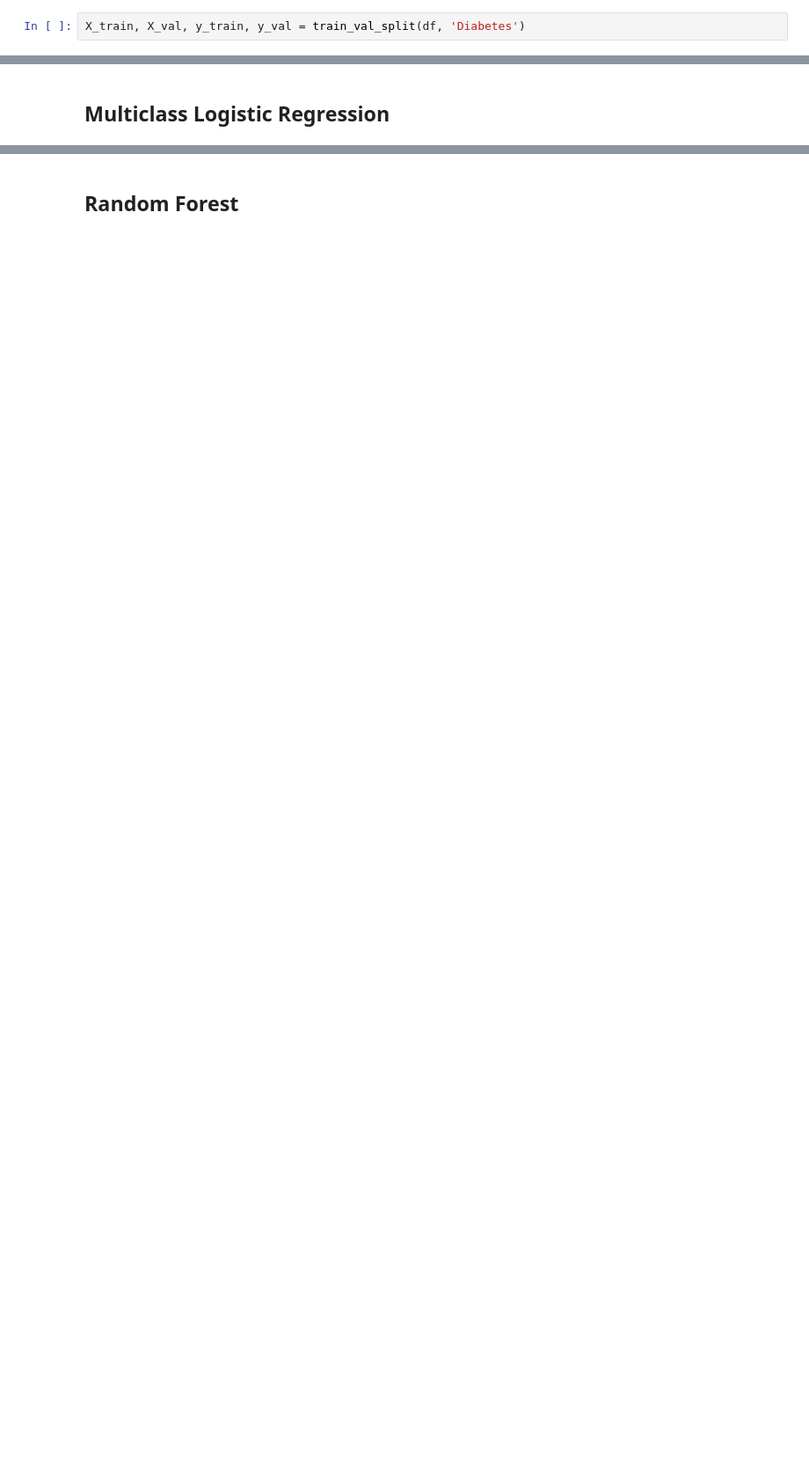
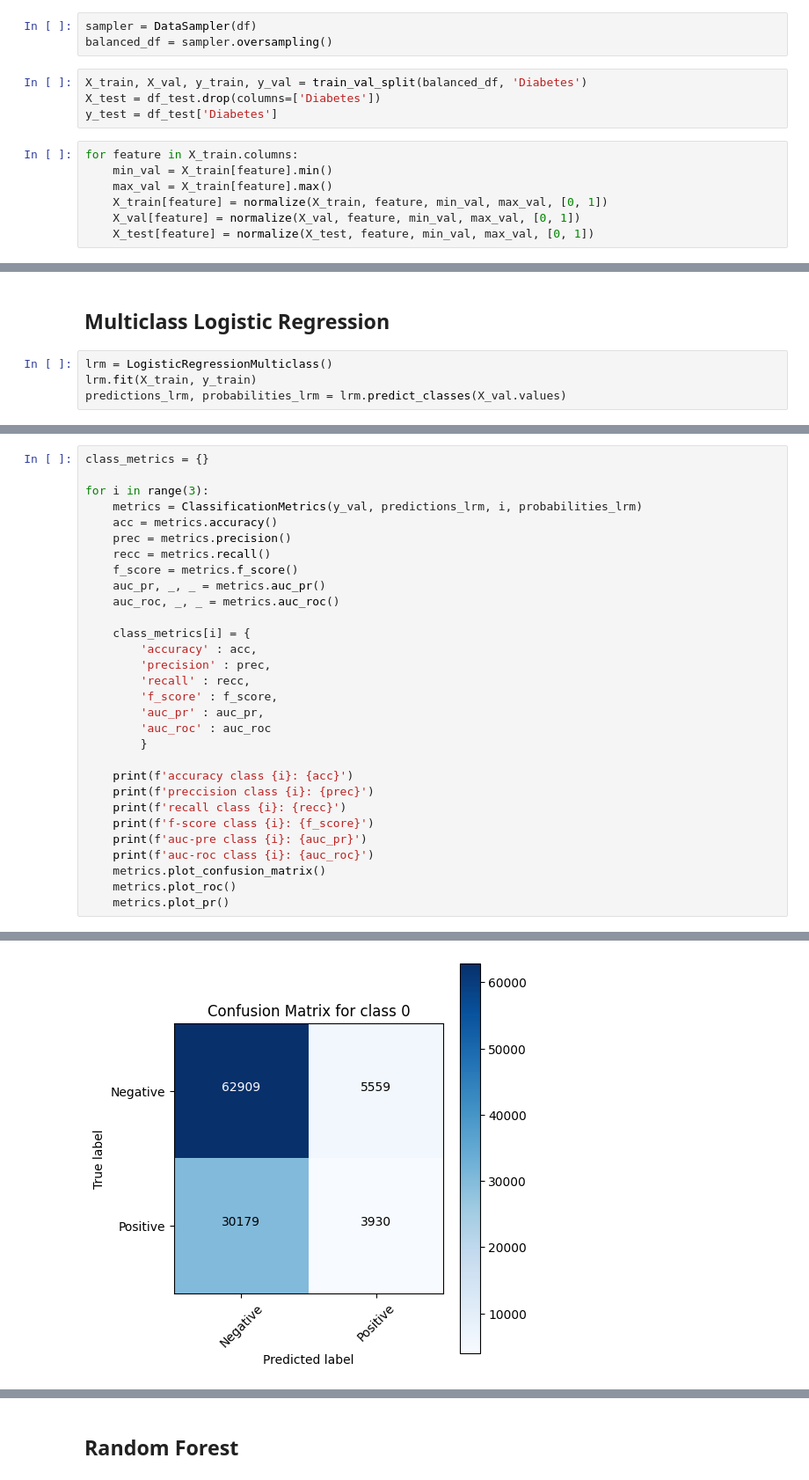
Before and after one commit to facuvulcano/Machine-Learning, a Jupyter notebook: Vulcano_Facundo_TP3/Problema_2/src/Entrega_Problema_2.ipynb, the cells around one changed output, grey strips where cells are left out. Shown at 88% size. Drawn from its saved outputs; the diff is of its cells as text; blank space fills up the shorter version.

```diff
--- a/Vulcano_Facundo_TP3/Problema_2/src/Entrega_Problema_2.ipynb
+++ b/Vulcano_Facundo_TP3/Problema_2/src/Entrega_Problema_2.ipynb
@@ -13,7 +14,19 @@ from data_splitting import train_val_split
 
 df = pd.read_csv('/home/facuvulcano/Machine-Learning/Vulcano_Facundo_TP3/Problema_2/data/raw/diabetes_dev.csv')
 df_test = pd.read_csv('/home/facuvulcano/Machine-Learning/Vulcano_Facundo_TP3/Problema_2/data/raw/diabetes_test.csv')
+# %%
+sampler = DataSampler(df)
+balanced_df = sampler.oversampling()
 # %%
-X_train, X_val, y_train, y_val = train_val_split(df, 'Diabetes')
+X_train, X_val, y_train, y_val = train_val_split(balanced_df, 'Diabetes')
+X_test = df_test.drop(columns=['Diabetes'])
+y_test = df_test['Diabetes']
+# %%
+for feature in X_train.columns:
+    min_val = X_train[feature].min()
+    max_val = X_train[feature].max()
+    X_train[feature] = normalize(X_train, feature, min_val, max_val, [0, 1])
+    X_val[feature] = normalize(X_val, feature, min_val, max_val, [0, 1])
+    X_test[feature] = normalize(X_test, feature, min_val, max_val, [0, 1])
 # %% [markdown]
 ## **LDA**
@@ -22,2 +33,6 @@ https://www.evidentlyai.com/classification-metrics
 # %% [markdown]
 ## **Multiclass Logistic Regression**
+# %%
+lrm = LogisticRegressionMulticlass()
+lrm.fit(X_train, y_train)
+predictions_lrm, probabilities_lrm = lrm.predict_classes(X_val.values)
@@ -23,0 +41,31 @@ https://www.evidentlyai.com/classification-metrics
+# %%
+class_metrics = {}
+
+for i in range(3):
+    metrics = ClassificationMetrics(y_val, predictions_lrm, i, probabilities_lrm)
+    acc = metrics.accuracy()
+    prec = metrics.precision()
+    recc = metrics.recall()
+    f_score = metrics.f_score()
+    auc_pr, _, _ = metrics.auc_pr()
+    auc_roc, _, _ = metrics.auc_roc()
+
+    class_metrics[i] = {
+        'accuracy' : acc,
+        'precision' : prec,
+        'recall' : recc,
+        'f_score' : f_score,
+        'auc_pr' : auc_pr,
+        'auc_roc' : auc_roc
+        }
+
+    print(f'accuracy class {i}: {acc}')
+    print(f'preccision class {i}: {prec}')
+    print(f'recall class {i}: {recc}')
+    print(f'f-score class {i}: {f_score}')
+    print(f'auc-pre class {i}: {auc_pr}')
+    print(f'auc-roc class {i}: {auc_roc}')
+    metrics.plot_confusion_matrix()
+    metrics.plot_roc()
+    metrics.plot_pr()
+# %% [output]
@@ -23,0 +78 @@ https://www.evidentlyai.com/classification-metrics
+[figure, added]
```
Also changed, not shown: parts of 13 cells of this notebook, 6 other files.
